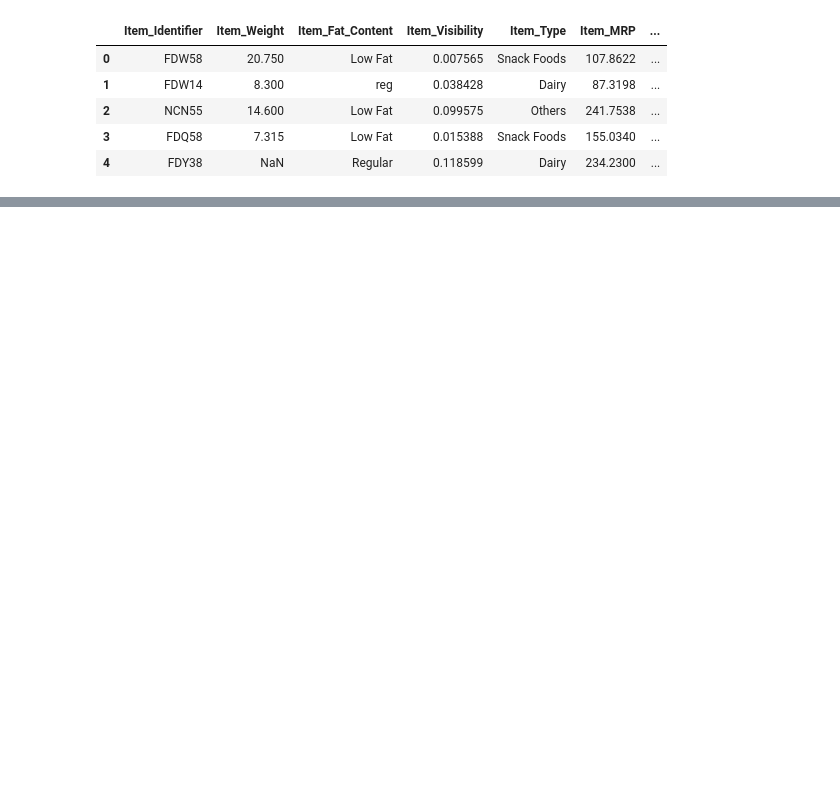
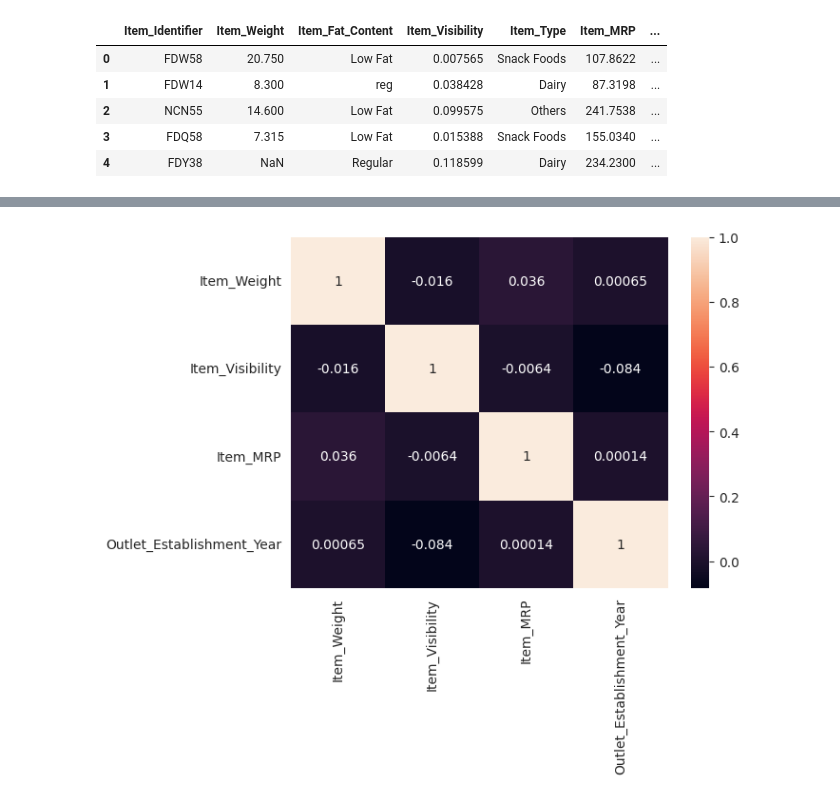
Before and after one commit to Suman-Adhikary/Big-Mart-Sale-Prediction, a Jupyter notebook: Bigmart_Sale_Prediction.ipynb, the cells around one changed output, grey strips where cells are left out. Cells and saved outputs as stored; diff of their text form; code cells hidden in the pictures; blank space fills up the shorter version.

```diff
--- a/Bigmart_Sale_Prediction.ipynb
+++ b/Bigmart_Sale_Prediction.ipynb
@@ -31,0 +111,6 @@ test_data.head()
+# %%
+matrix = X.corr()
+sns.heatmap(matrix, annot=True)
+plt.show()
+# %% [output]
+[figure, added]
```
Also changed, not shown: parts of 20 cells of this notebook.
